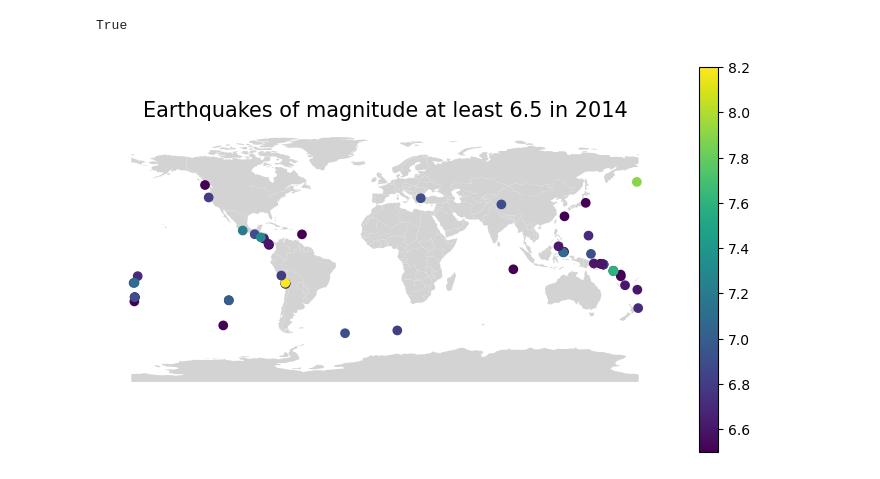
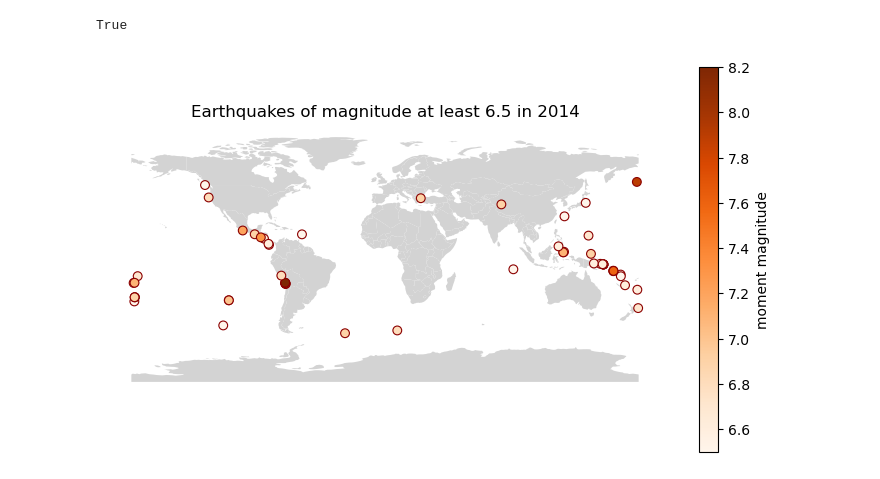
Before and after one commit to ceh58/eds220-2024-sections, a Jupyter notebook: section-5-earthquakes.ipynb, the cells around one changed output. Saved outputs shown, nothing was run; the diff lists cells and outputs as text; code cells hidden in the pictures.

```diff
--- a/section-5-earthquakes.ipynb
+++ b/section-5-earthquakes.ipynb
@@ -86,20 +86,27 @@ True
 # %%
 fig, ax = plt.subplots(figsize = (9,5)) # in inches
 
 # Remove axis for a cleaner map
 ax.axis('off')
 
-ax.set_title('Earthquakes of magnitude at least 6.5 in 2014', fontsize = 15)
+ax.set_title('Earthquakes of magnitude at least 6.5 in 2014', fontsize = 12)
 
+# Add countries
 map.plot(ax = ax,
-               color = 'lightgray')
-
+               color = 'lightgray',
+            edgecolor = 'none')
+# Add earthquakes
 earthquakes_mag.plot(ax = ax,
                     column = "mag",
-                    legend = True)
+                    legend = True,
+                     edgecolors = 'darkred',
+                     markersize = 40,
+                    cmap = "Oranges",
+                    linewidth = 0.8,
+                    legend_kwds = {'label': 'moment magnitude'})
 plt.show()
 # %% [output]
-[figure, old version]
+[figure, new version]
 # %%
 # Add electric color power plants colored by energy source
 earthquakes_filtered.plot(ax = ax,
```
